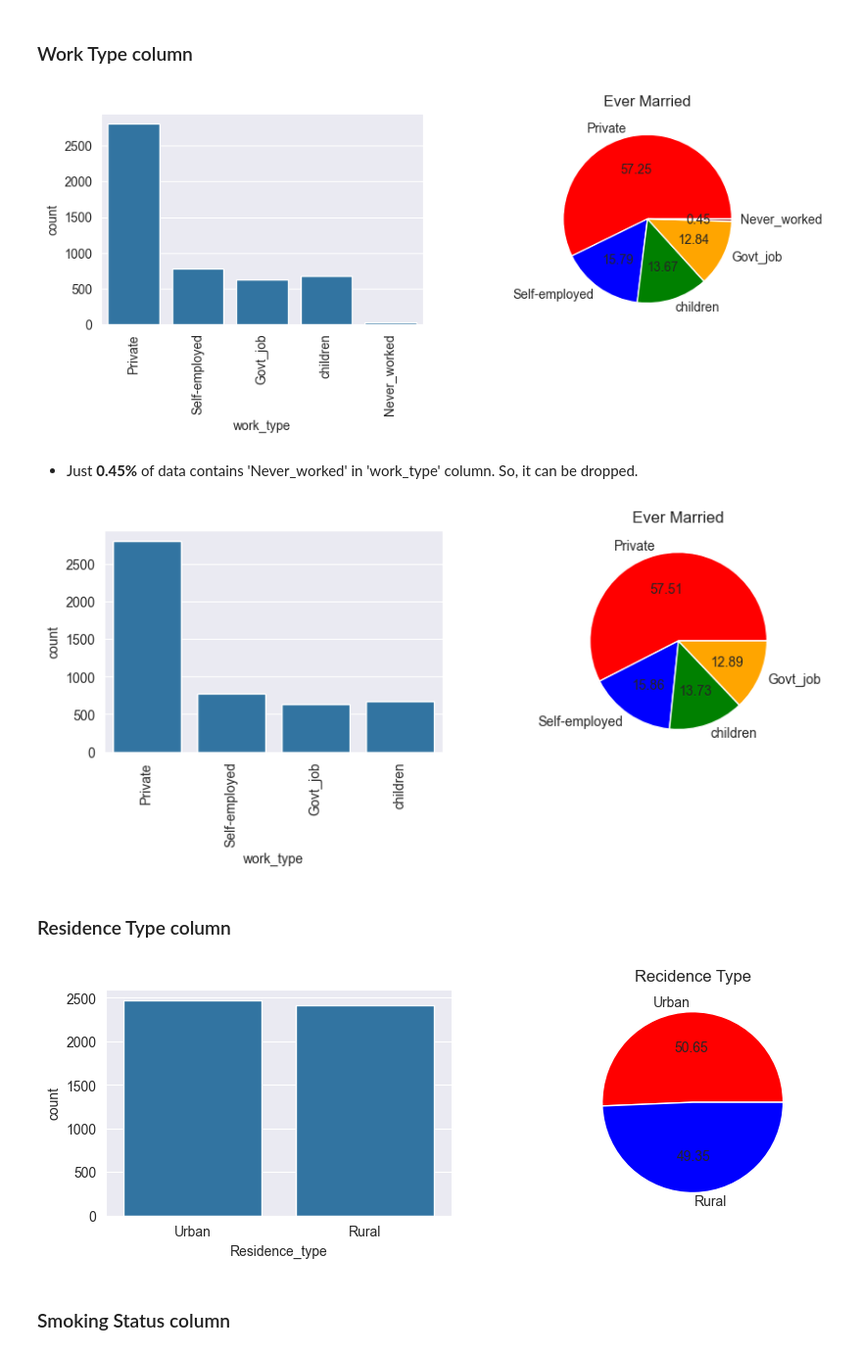
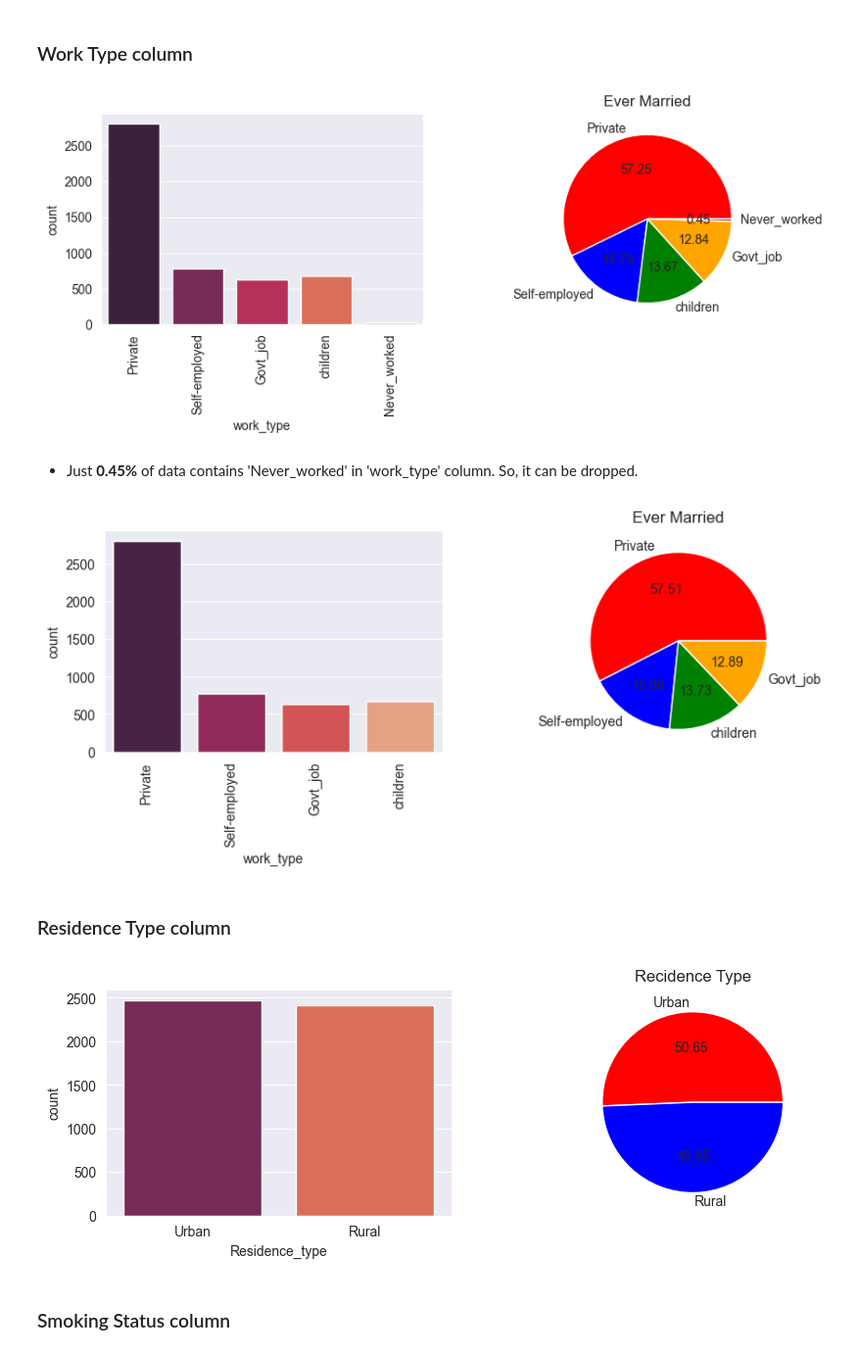
Before and after one commit to yuvaneshkm/Stroke_Prediction, a Jupyter notebook: brain_stroke_prediction.ipynb, the cells around one changed output. Shown at 98% size. Saved outputs shown, nothing was run; the diff lists cells and outputs as text; code cells hidden in the pictures.

```diff
--- a/brain_stroke_prediction.ipynb
+++ b/brain_stroke_prediction.ipynb
@@ -230,7 +286,7 @@ plt.figure(figsize=(10,3))
 
 plt.subplot(121)
 plt.xticks(rotation=90)
-sns.countplot(x=data['work_type'])
+sns.countplot(x=data['work_type'], palette='rocket')
 
 plt.subplot(122)
 plt.title("Ever Married")
@@ -239,7 +295,7 @@ plt.pie(x=data['work_type'].value_counts().values,
         autopct='%0.2f',
         colors=['red','blue','green','orange','brown']);
 # %% [output]
-[figure, old version]
+[figure, new version]
 # %% [markdown]
 * Just **0.45%** of data contains 'Never_worked' in 'work_type' column. So, it can be dropped.
 # %%
@@ -249,7 +305,7 @@ plt.figure(figsize=(10,3))
 
 plt.subplot(121)
 plt.xticks(rotation=90)
-sns.countplot(x=data['work_type'])
+sns.countplot(x=data['work_type'], palette='rocket')
 
 plt.subplot(122)
 plt.title("Ever Married")
@@ -258,23 +314,23 @@ plt.pie(x=data['work_type'].value_counts().values,
         autopct='%0.2f',
         colors=['red','blue','green','orange']);
 # %% [output]
-[figure, old version]
+[figure, new version]
 # %% [markdown]
 ### Residence Type column
 # %%
 plt.figure(figsize=(10,3))
 
 plt.subplot(121)
-sns.countplot(x=data['Residence_type'])
+sns.countplot(x=data['Residence_type'], palette='rocket')
 
 plt.subplot(122)
 plt.title("Recidence Type")
 plt.pie(x=data['Residence_type'].value_counts().values,
         labels=data['Residence_type'].value_counts().index,
         autopct='%0.2f',
         colors=['red','blue']);
 # %% [output]
-[figure, old version]
+[figure, new version]
 # %% [markdown]
 ### Smoking Status column
 # %%
```
Also changed, not shown: parts of 31 cells of this notebook, 1 other file.
